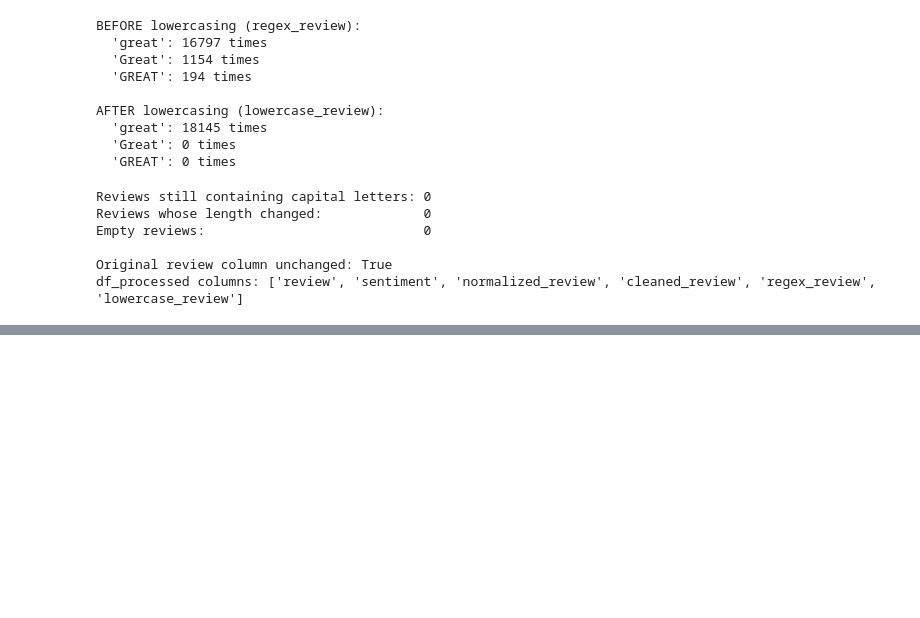
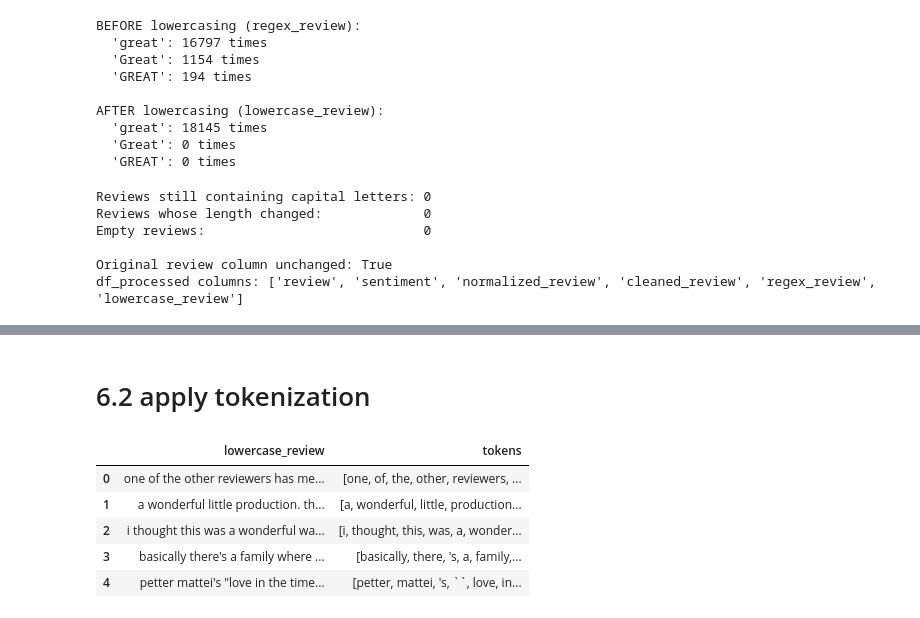
Before and after one commit to aleenaatwork/L1F23BSCS0581-NLP-PROJECT, a Jupyter notebook: imdb_nlp_project.ipynb, the cells around one changed output, grey strips where cells are left out. Cells and saved outputs as stored; diff of their text form; code cells hidden in the pictures; blank space fills up the shorter version.

Commit message:
Add files via upload
step 6 : tokenization

```diff
--- a/imdb_nlp_project.ipynb
+++ b/imdb_nlp_project.ipynb
@@ -818,0 +856,19 @@ df_processed columns: ['review', 'sentiment', 'normalized_review', 'cleaned_revi
+# %% [markdown]
+# 6.2 apply tokenization
+# %%
+def tokenize_review(text):
+    tokens = word_tokenize(text)
+    # "fan- always" gives the token "fan-", so remove a hyphen stuck at the start or end of a token
+    return [token.strip("-") if token.strip("-") else token for token in tokens]
+
+
+df_processed["tokens"] = df_processed["lowercase_review"].apply(tokenize_review)
+
+df_processed[["lowercase_review", "tokens"]].head()
+# %% [output]
+|  | lowercase_review | tokens |
+| 0 | one of the other reviewers has me... | [one, of, the, other, reviewers, ... |
+| 1 | a wonderful little production. th... | [a, wonderful, little, production... |
+| 2 | i thought this was a wonderful wa... | [i, thought, this, was, a, wonder... |
+| 3 | basically there's a family where ... | [basically, there, 's, a, family,... |
+| 4 | petter mattei's "love in the time... | [petter, mattei, 's, ``, love, in... |
```
Also changed, not shown: parts of 9 cells of this notebook.
